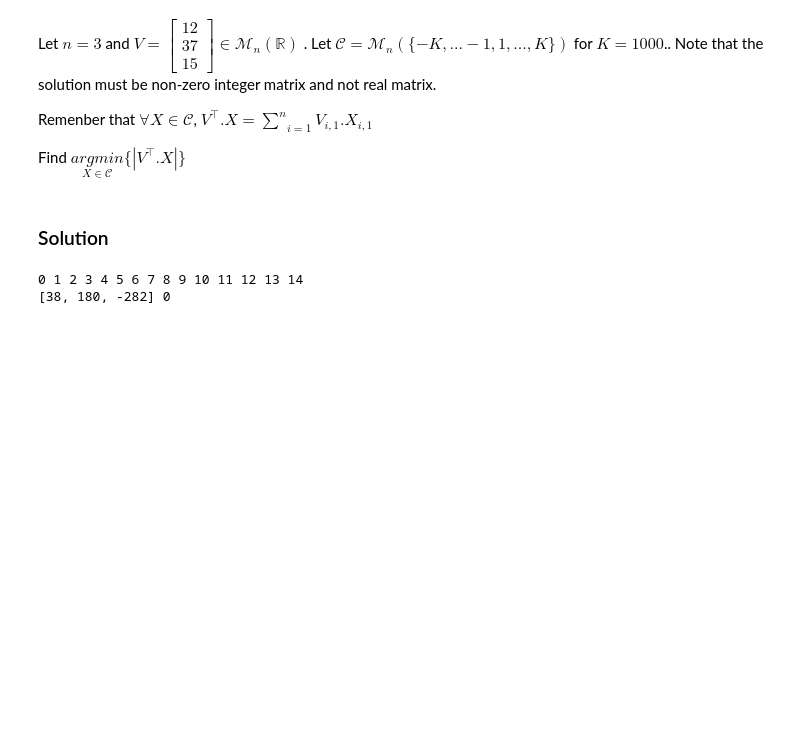
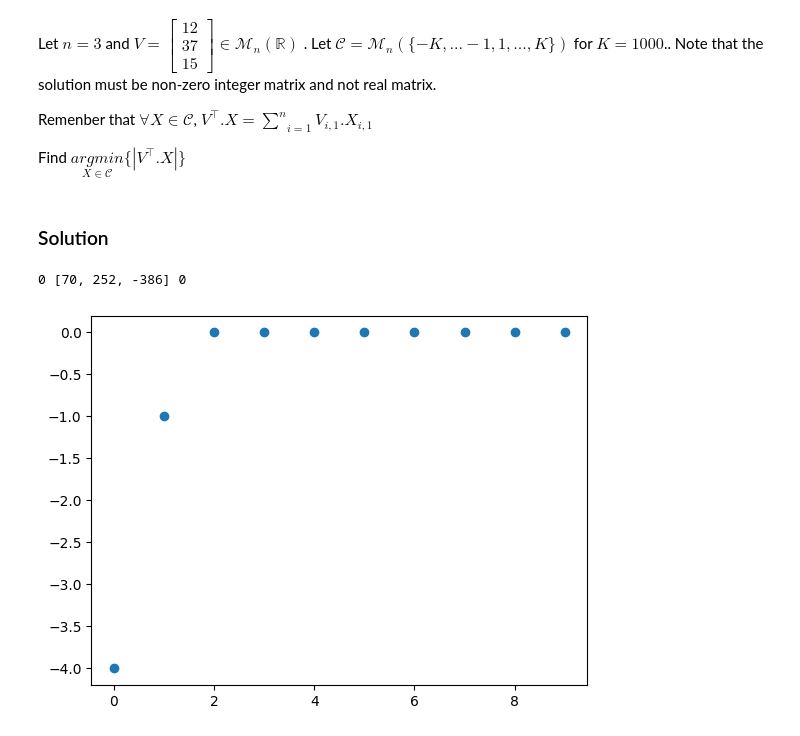
Before and after one commit to GeckSpy/IPdf2Latex, a Jupyter notebook: NoteBook/Machine Learning Theory/Genetic Algorithm/Genetic algorithm.ipynb, the cells around one changed output. Cells and saved outputs as stored; diff of their text form; code cells hidden in the pictures; blank space fills up the shorter version.

```diff
--- a/NoteBook/Machine Learning Theory/Genetic Algorithm/Genetic algorithm.ipynb
+++ b/NoteBook/Machine Learning Theory/Genetic Algorithm/Genetic algorithm.ipynb
@@ -513,39 +518,44 @@ V = (12, 37, 15)
 ### Solution
 # %%
 class MyAlgo(GeneticAlgo):
-    def __init__(self, nb_gen=15, len_pop=100):
+    def __init__(self, nb_gen=10, len_pop=100):
         super().__init__(nb_gen, len_pop)
 
     def score(self, x):
         sum = 0
         for i in range(n):
             sum += V[i] + x[i]
         return - np.absolute(sum) #we write a - because we want to find the minimum
 
     def gen_sol(self):
         x = [(-1)**rd.randint(0,1) * rd.randint(1,K) for _ in range(n)]
         return Solution(x, self.score(x))
 
     def cross_over(self, x, y):
         z = [0 for _ in range(n)]
         for i in range(n):
             new_val = int(round((x.sol[i]+y.sol[i])/2))
             if new_val == 0:
                 new_val += (-1)**rd.randint(0,1)
             z[i] = new_val
         return Solution(z, self.score(z))
 
     def mutate(self, x):
         z = [x.sol[i] for i in range(n)]
         for i in range(n):
             if rd.random() <= 0.4:
                 z[i] = (-1)**rd.randint(0,1) * rd.randint(1,K)
         return Solution(z, self.score(z))
 
 
-best_sol = MyAlgo().algo()[0][0]
-print()
+last_pop, best_gen = MyAlgo().algo(gen=20)
+best_sol = last_pop[0]
 print(best_sol.sol, best_sol.score)
+
+liste_x = [i for i in range(len(best_gen))]
+liste_y = [x.score for x in best_gen]
+plt.plot(liste_x, liste_y, "o")
+plt.show()
 # %% [output]
-0 1 2 3 4 5 6 7 8 9 10 11 12 13 14
-[38, 180, -282] 0
+0 [70, 252, -386] 0
+[figure, added]
```
Also changed, not shown: parts of 1 cell of this notebook, 1 other file.
